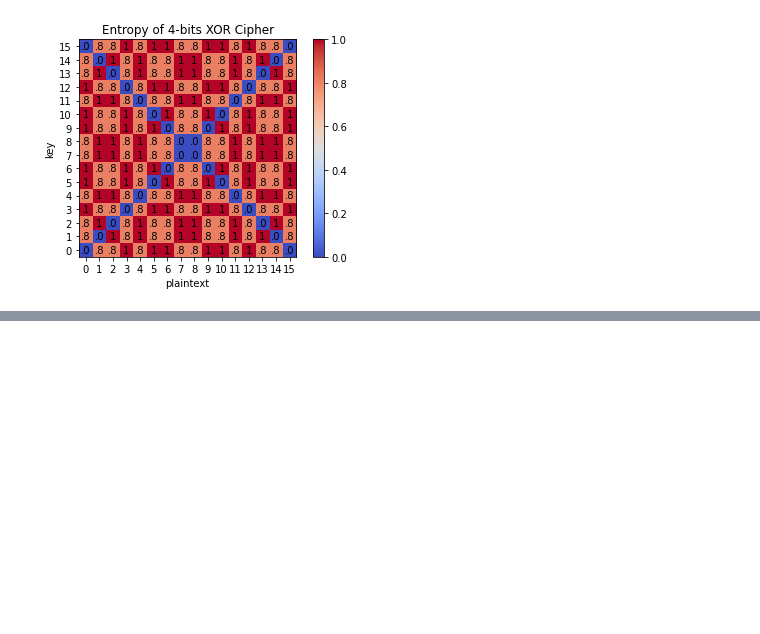
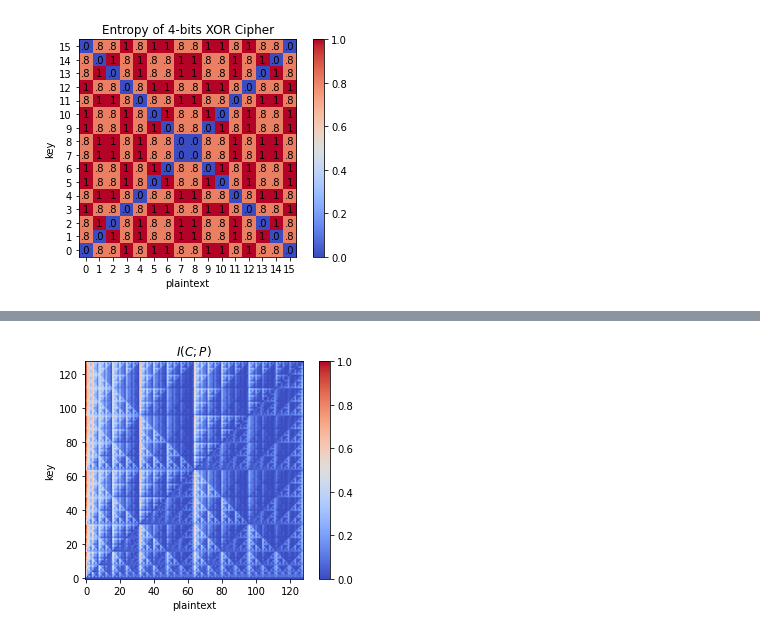
Before and after one commit to Jim137/Entropy, a Jupyter notebook: entropy_of_encrypted.ipynb, the cells around one changed output, grey strips where cells are left out. Cells and saved outputs as stored; diff of their text form; code cells hidden in the pictures; blank space fills up the shorter version.

```diff
--- a/entropy_of_encrypted.ipynb
+++ b/entropy_of_encrypted.ipynb
@@ -138,0 +190,19 @@ plt.show()
+# %%
+c128 = xorCipher_kernel(128)
+
+mi_cp_n = []
+for i in range(128):
+    mii = []
+    for j in range(128):
+        mii.append(mutual_info('{:010b}'.format(c128[i][j]), '{:010b}'.format(i)))
+    mi_cp_n.append(mii)
+# %%
+fig, ax = plt.subplots()
+im = ax.imshow(mi_cp_n, origin='lower', cmap='coolwarm')
+ax.set_xlabel('plaintext')
+ax.set_ylabel('key')
+fig.colorbar(im)
+ax.set_title(r'$I(C;P)$')
+plt.show()
+# %% [output]
+[figure, added]
```
Also changed, not shown: parts of 20 cells of this notebook.
